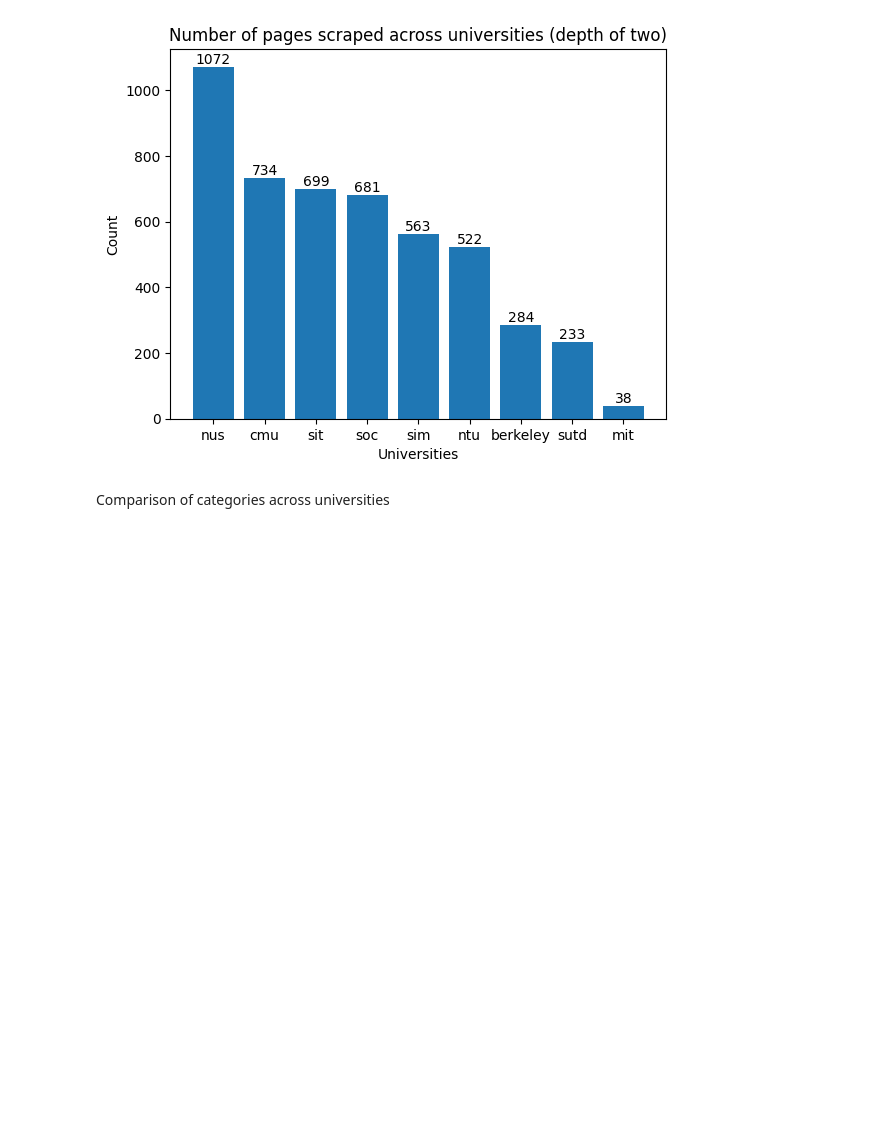
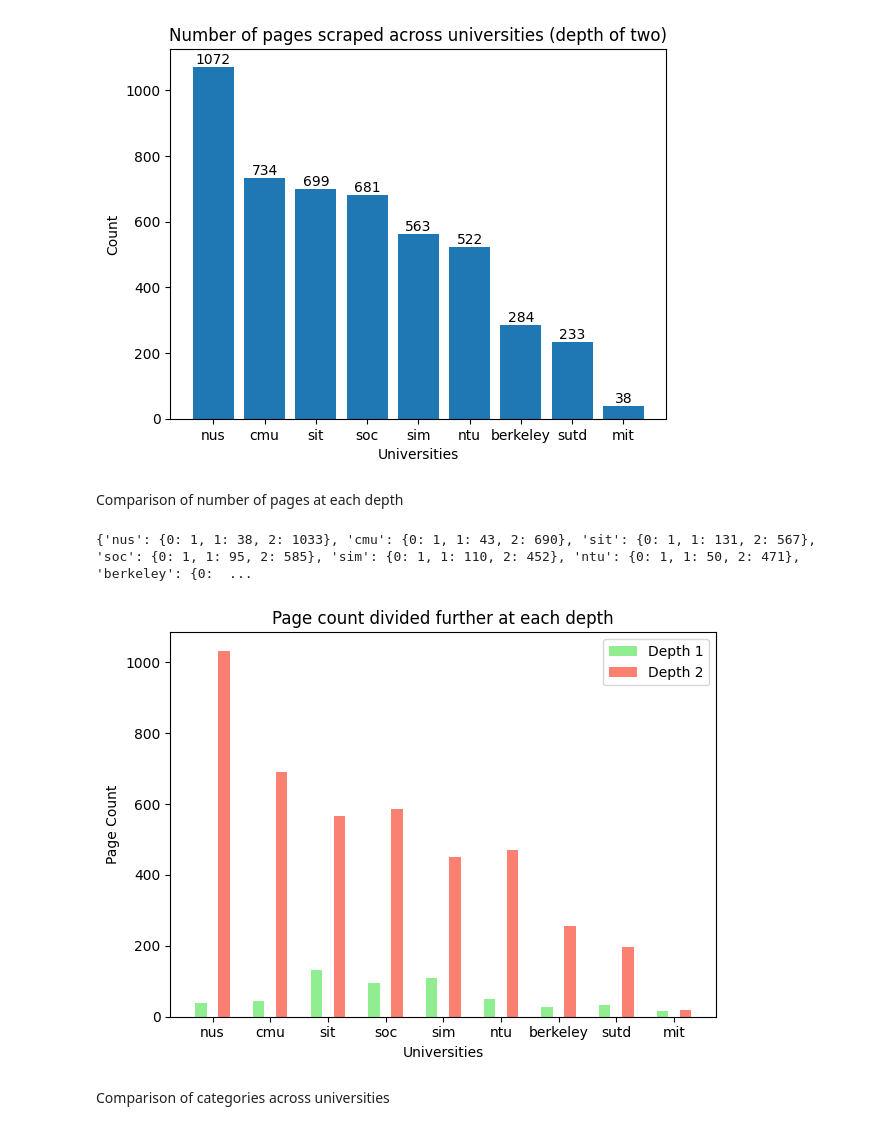
Before and after one commit to StrwBrriShrtcke/HacknRoll2025, a Jupyter notebook: data-analysis/data-visualisations.ipynb, the cells around one changed output. Drawn from its saved outputs; the diff is of its cells as text; code cells hidden in the pictures; blank space fills up the shorter version.

Commit message:
added comparison of images and links

```diff
--- a/data-analysis/data-visualisations.ipynb
+++ b/data-analysis/data-visualisations.ipynb
@@ -134,6 +134,42 @@ plt.ylabel('Count')
 plt.show()
 # %% [output]
 [figure]
+# %% [markdown]
+Comparison of number of pages at each depth
+# %%
+depths = [0, 1, 2] # depth of two was scraped
+def get_depth_dict(df):
+    d = {}
+    for i in depths:
+        n = len(df[df['depth'] == i])
+        d[int(i)] = n
+    return d
+
+depth_count_dict = {}
+for i in range(len(university_df)):
+    depth_count_dict[university_names[i]] = get_depth_dict(university_df[i])
+
+sorted_depth_count_dict = dict(sorted(depth_count_dict.items(), key=lambda item: sum(item[1].values()), reverse=True))
+print(sorted_depth_count_dict)
+# %% [output]
+{'nus': {0: 1, 1: 38, 2: 1033}, 'cmu': {0: 1, 1: 43, 2: 690}, 'sit': {0: 1, 1: 131, 2: 567}, 'soc': {0: 1, 1: 95, 2: 585}, 'sim': {0: 1, 1: 110, 2: 452}, 'ntu': {0: 1, 1: 50, 2: 471}, 'berkeley': {0:  ...
+# %%
+x = np.arange(len(university_df)) # x ticks
+
+depth_1 = {uni: depth_info[1] for uni, depth_info in sorted_depth_count_dict.items()} # page count at depth 1
+depth_2 = {uni: depth_info[2] for uni, depth_info in sorted_depth_count_dict.items()} # page count at depth 2
+
+plt.bar(x - 0.2, depth_1.values(), 0.2, label='Depth 1', color='lightgreen')
+plt.bar(x + 0.2, depth_2.values(), 0.2, label='Depth 2', color='salmon')
+plt.xlabel('Universities')
+plt.ylabel('Page Count')
+plt.title('Page count divided further at each depth')
+plt.xticks(x, sorted_depth_count_dict.keys())
+plt.legend()
+plt.tight_layout()
+plt.show()
+# %% [output]
+[figure, added]
 # %% [markdown]
 Comparison of categories across universities
 # %%
```
Also changed, not shown: parts of 10 cells of this notebook, 1 other file.
